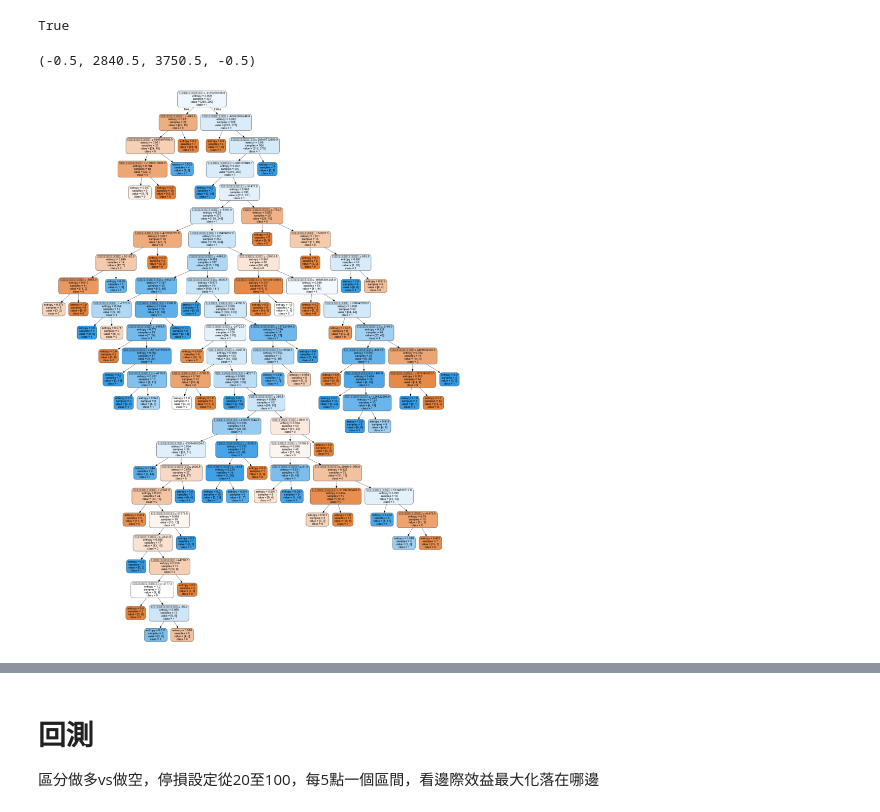
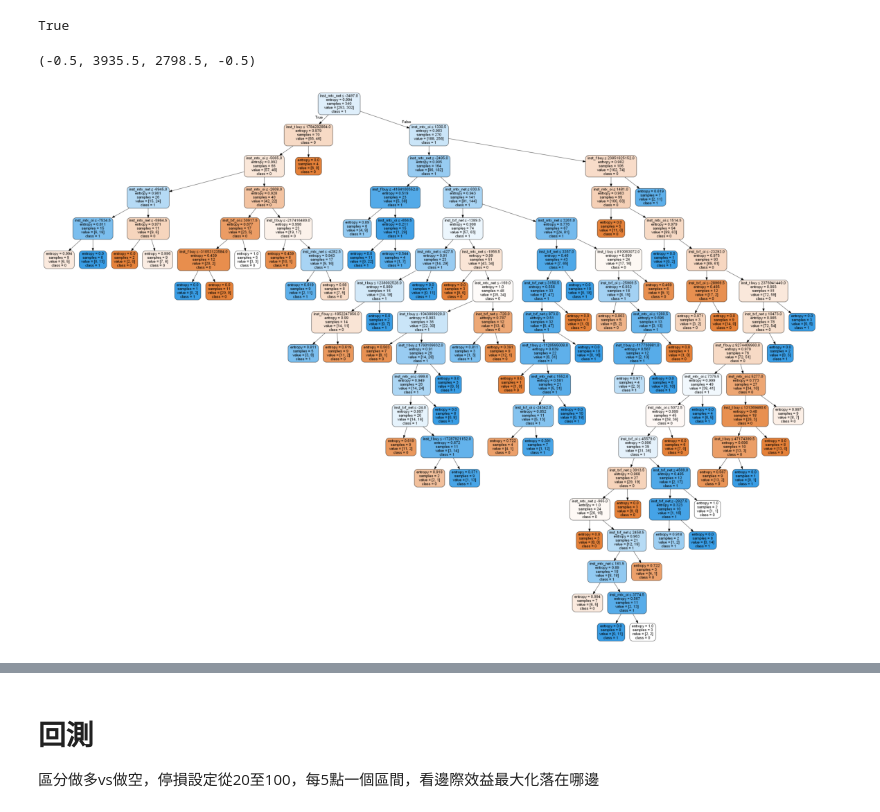
Before and after one commit to MaxChenCMC/Machine_Learning_in_Futures_Trading, a Jupyter notebook: main.ipynb, the cells around one changed output, grey strips where cells are left out. Drawn from its saved outputs; the diff is of its cells as text; code cells hidden in the pictures.

```diff
--- a/main.ipynb
+++ b/main.ipynb
@@ -154,6 +132,6 @@ len(df[df['rise_decline'] == 0]),len(df[df['rise_decline'] == 1])
 (310, 344)
 # %%
-plt.rcParams["font.sans-serif"] = ["Noto Sans CJK TC"]
+# plt.rcParams["font.sans-serif"] = ["Noto Sans CJK TC"]
 heatmap = df.iloc[:, :6].corr()
 sns.heatmap(heatmap, xticklabels=heatmap.columns[:6], yticklabels=heatmap.columns[:6])
 heatmap
@@ -293,12 +275,12 @@ graph.write_png(f'./Rf{index}.png')
 # %% [output]
 True
 # %%
-plt.figure(figsize=(20,20))
-plt.imshow(plt.imread('./random_forest.png'))
+plt.figure(figsize=(20,15))
+plt.imshow(plt.imread('./Rf2.png'))
 plt.axis('off')
 # %% [output]
-(-0.5, 2840.5, 3750.5, -0.5)
+(-0.5, 3935.5, 2798.5, -0.5)
-[figure, old version]
+[figure, new version]
 # %%
 importances = rf.feature_importances_
 feat_names = df.columns[:6]
```
Also changed, not shown: parts of 15 cells of this notebook, 3 other files.
